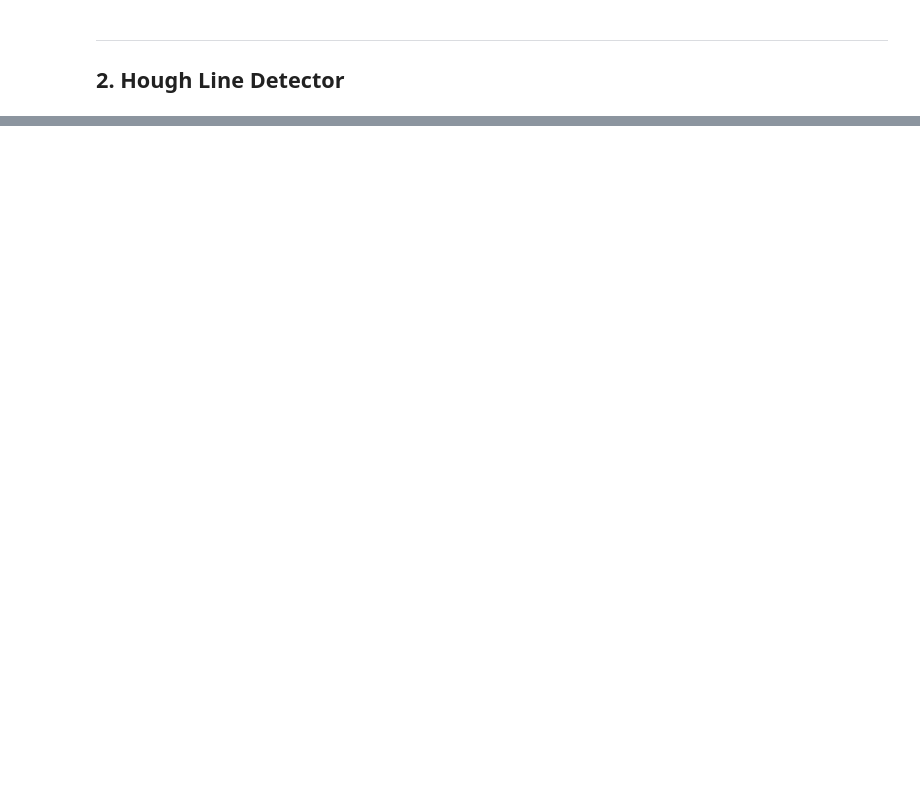
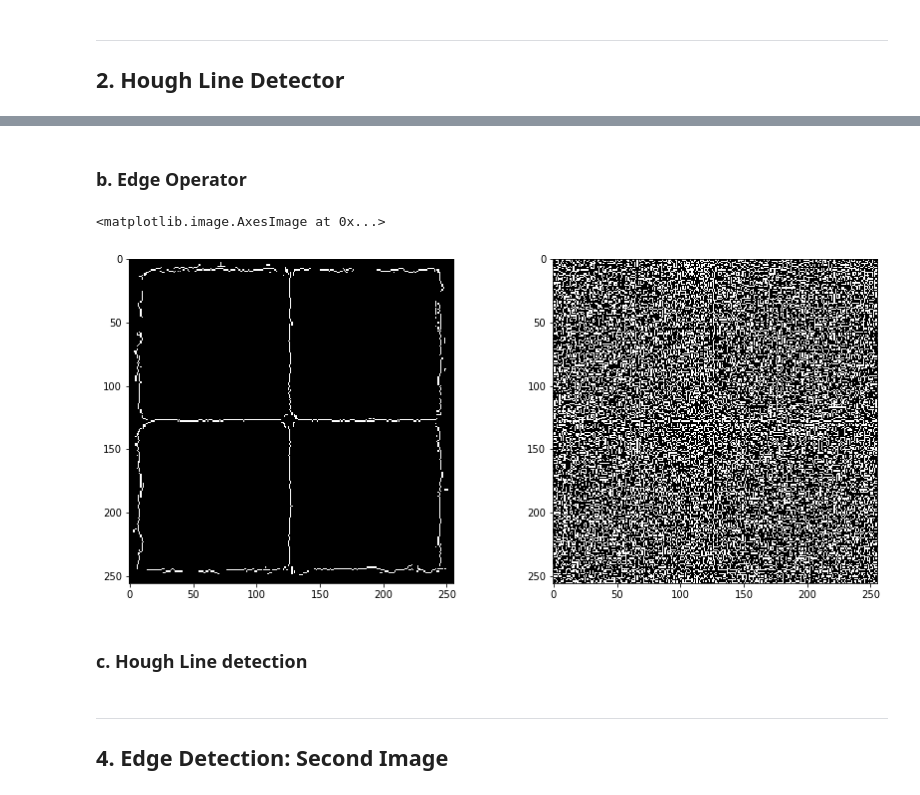
Before and after one commit to brandenwallace/cs6476-cv-1, a Jupyter notebook: PS1/PS1.ipynb, the cells around one changed output, grey strips where cells are left out. Cells and saved outputs as stored; diff of their text form; code cells hidden in the pictures; blank space fills up the shorter version.

```diff
--- a/PS1/PS1.ipynb
+++ b/PS1/PS1.ipynb
@@ -42,0 +63,18 @@ ax[1].imshow(edges)
+# %% [markdown]
+### b. Edge Operator
+# %%
+# Canny edge operator
+img1n_blur_edges = cv2.Canny(img1n_blur, 50, 60)
+img1n_edges = cv2.Canny(img1n, 100, 200)
+# Plot
+fig, ax = plt.subplots(1, 2)
+ax[0].imshow(img1n_blur_edges)
+ax[1].imshow(img1n_edges)
+# %% [output]
+<matplotlib.image.AxesImage at 0x...>
+[figure, added]
+# %% [markdown]
+### c. Hough Line detection
+# %% [markdown]
+---
+## 4. Edge Detection: Second Image
```
Also changed, not shown: parts of 22 cells of this notebook.
